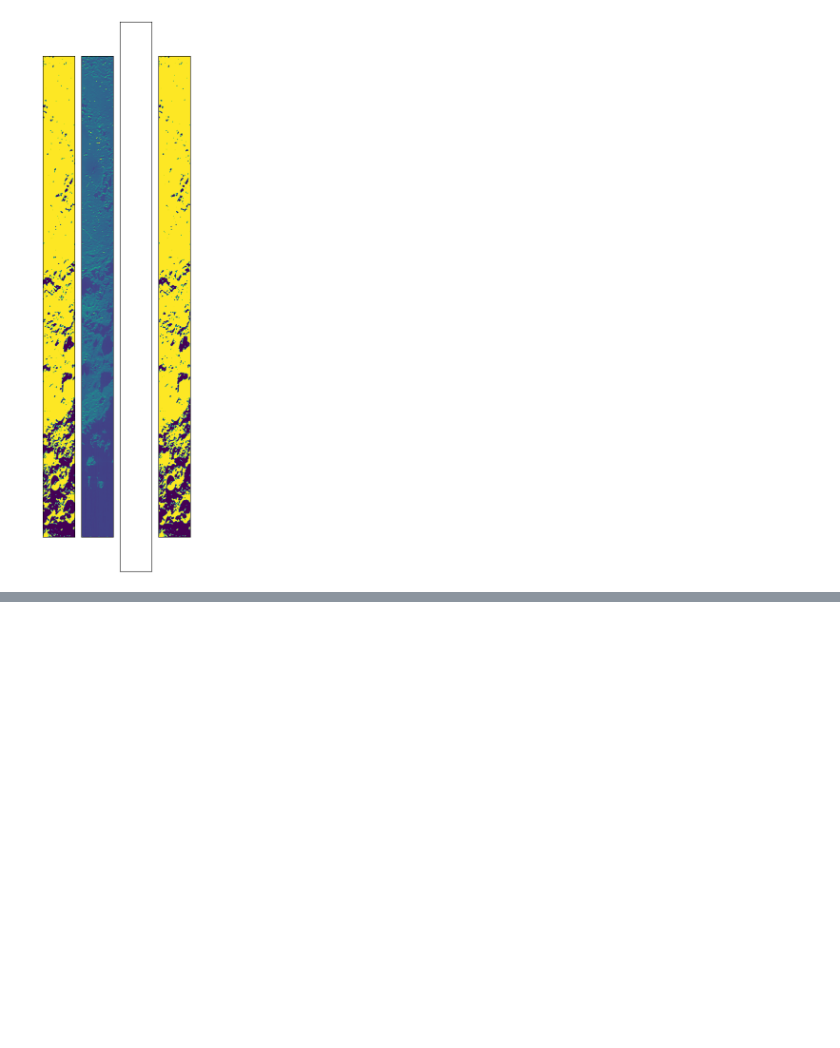
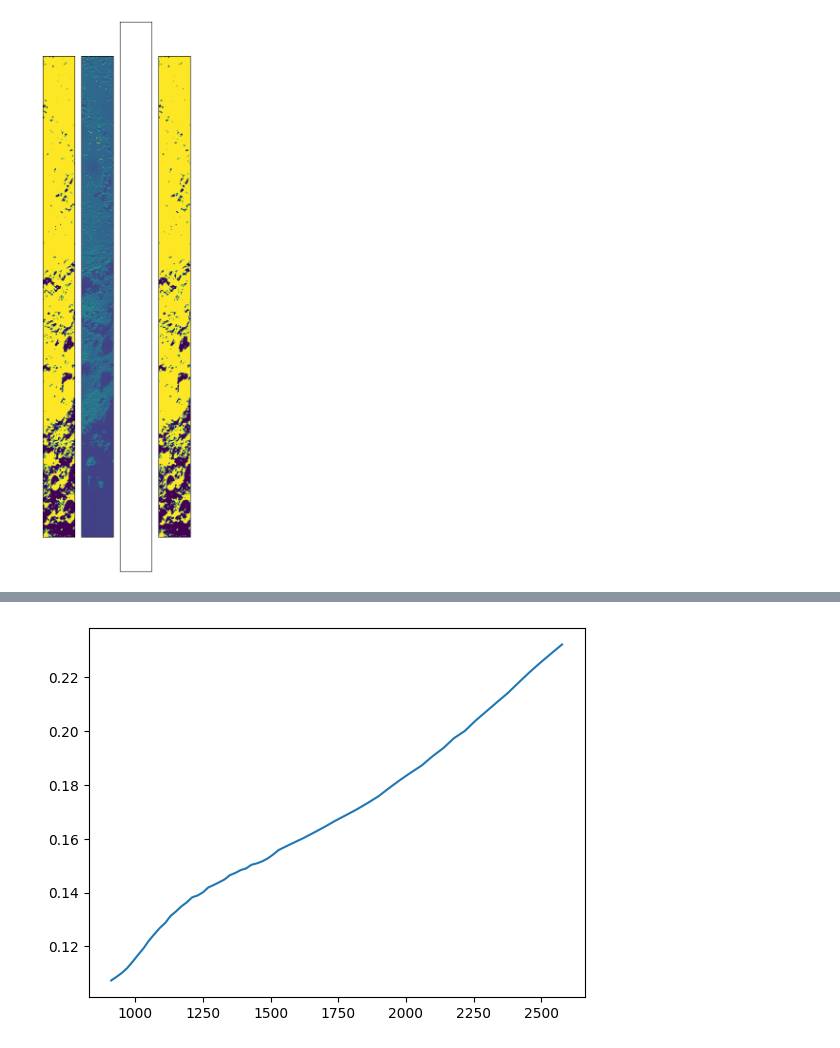
Before and after one commit to z-vig/M3_Pro, a Jupyter notebook: test.ipynb, the cells around one changed output, grey strips where cells are left out. Drawn from its saved outputs; the diff is of its cells as text; code cells hidden in the pictures; blank space fills up the shorter version.

```diff
--- a/test.ipynb
+++ b/test.ipynb
@@ -309,0 +336,79 @@ print (newarr.max(),newarr.min())
+# %%
+import tifffile as tf
+import matplotlib.pyplot as plt
+import numpy as np
+import pandas as pd
+import copy
+
+wvl = pd.read_csv('D:/Data/Ice_Pipeline_Out_6-14-23/bandInfo.csv').iloc[:,2]
+
+
+im_id = '20090528t083319'
+rfl_img = tf.imread(f'D:/Data/Ice_Pipeline_Out_6-14-23/rfl_cropped/m3g{im_id}_rfl_cropped.tif')
+bool_array = tf.imread(f'D:/Data/Ice_Pipeline_Out_6-14-23/bright_bool_arrays/{im_id}_bright.tif')
+R_BI = np.mean(np.load('D:/Data/Ice_Pipeline_Out_6-14-23/mosaic_stats_array.npy')[:,:,0],axis=0)
+plt.plot(wvl,R_BI)
+corrected_img = tf.imread(f'D:/Data/Ice_Pipeline_Out_6-14-23/rfl_correction/{im_id}_corrected.tif')
+smooth_img = tf.imread(f'D:/Data/Ice_Pipeline_Out_6-14-23/rfl_smooth/{im_id}_smooth.tif')
+rfl_img_real = copy.copy(rfl_img)
+shaded_regions = rfl_img[np.where(bool_array==-9999)]
+print (rfl_img.shape)
+print (shaded_regions.shape)
+shaded_regions_corrected = shaded_regions/R_BI
+rfl_img[np.where(bool_array==-9999)] = shaded_regions_corrected
+
+def get_spec(x,y):
+    if x>rfl_img.shape[1] or y>rfl_img.shape[0]:
+        raise ValueError(f'The point ({y},{x}) is not on the image of size {(rfl_img.shape[:2])}!')
+    fig,axList = plt.subplots(1,6,figsize=(12,5),width_ratios=[1,1,1,1,5,5],constrained_layout=True)
+    for num,ax in enumerate(axList):
+        if num==4:
+            break
+        ax.set_yticks([])
+        ax.set_xticks([])
+    axList[0].imshow(rfl_img_real[:,:,0],vmax=rfl_img_real[:,:,0].max()*0.1,vmin=0.05)
+    axList[1].imshow(rfl_img[:,:,0],vmax=rfl_img[:,:,0].max()*0.1,vmin=0.05)
+    axList[2].imshow(corrected_img[:,:,0],vmax=corrected_img[:,:,0].max()*0.1,vmin=0.05)
+    axList[3].imshow(bool_array)
+    axList[4].plot(wvl,rfl_img_real[y,x,:],label='Original',ls='--',color='k')
+    axList[4].plot(wvl,corrected_img[y,x,:],label='Correction',color='blue')
+    axList[4].plot(wvl,smooth_img[y,x,:],label='Spline',color='red')
+    for i,j in zip([1242,1503,1945],[1323,1659,2056]):
+        axList[4].fill_betweenx(np.arange(corrected_img[y,x,:].min(),corrected_img[y,x,:].max(),0.001),i,j,color='k',alpha=0.3)
+    axList[4].set_title('Point 1',color='red')
+    axList[4].legend()
+    axList[0].scatter(x,y,marker='o',color='red',edgecolors='k',s=10)
+    axList[1].scatter(x,y,marker='o',color='red',edgecolors='k',s=10)
+    axList[2].scatter(x,y,marker='o',color='red',edgecolors='k',s=10)
+    axList[3].scatter(x,y,marker='o',color='red',edgecolors='k',s=10)
+
+    return fig,axList
+
+def add_point(axList,x,y):
+    axList[5].plot(wvl,rfl_img_real[y,x,:],label='Original',ls='--',color='k')
+    axList[5].plot(wvl,corrected_img[y,x,:],label='Correction',color='blue')
+    axList[5].plot(wvl,smooth_img[y,x,:],label='Spline',color='red')
+    axList[5].set_title('Point 2',color='cyan')
+    axList[5].legend()
+    axList[0].scatter(x,y,marker='o',color='cyan',edgecolors='black',linewidth=1.4,s=10)
+    axList[1].scatter(x,y,marker='o',color='cyan',edgecolors='black',linewidth=1.4,s=10)
+    axList[2].scatter(x,y,marker='o',color='cyan',edgecolors='black',linewidth=1.4,s=10)
+    axList[3].scatter(x,y,marker='o',color='cyan',edgecolors='black',linewidth=1.4,s=10)
+    for i,j in zip([1242,1503,1945],[1323,1659,2056]):
+        axList[5].fill_betweenx(np.arange(corrected_img[y,x,:].min(),corrected_img[y,x,:].max(),0.001),i,j,color='k',alpha=0.3)
+
+print (bool_array.min())
+shade_coords = [(i,j) for i,j in zip(*(np.where(bool_array==-9999)))]
+bright_coords = [(i,j) for i,j in zip(*(np.where(bool_array==1)))]
+rand_ind1 = np.random.choice(range(len(shade_coords)))
+rand_ind2 = np.random.choice(range(len(shade_coords)))
+rand_ind1_bright = np.random.choice(range(len(bright_coords)))
+rand_ind2_bright = np.random.choice(range(len(bright_coords)))
+print ()
+fig1,ax1 = get_spec(82,671)
+add_point(ax1,152,864)
+fig2,ax2 = get_spec(*reversed(shade_coords[rand_ind1]))
+add_point(ax2,*reversed(shade_coords[rand_ind2]))
+print(f'Bright Points:\n{bright_coords[rand_ind1_bright]}\n{bright_coords[rand_ind2_bright]}\n\n')
+print(f'Shadow Points Points:\n{shade_coords[rand_ind1]}\n{shade_coords[rand_ind2]}\n\n')
+# %% [output]
@@ -309,0 +427 @@ print (newarr.max(),newarr.min())
+[figure, added]
```
Also changed, not shown: parts of 12 cells of this notebook, 6 other files.
